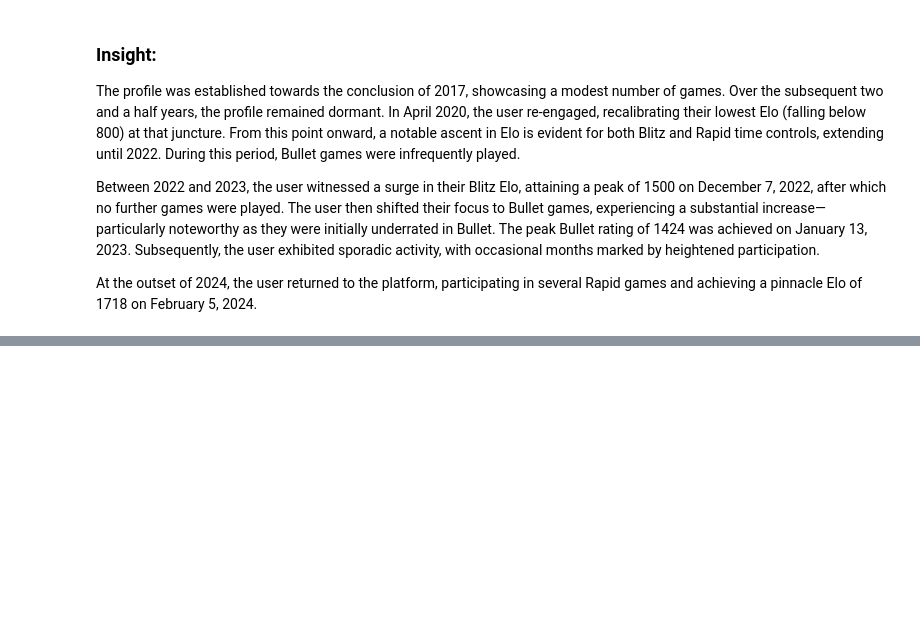
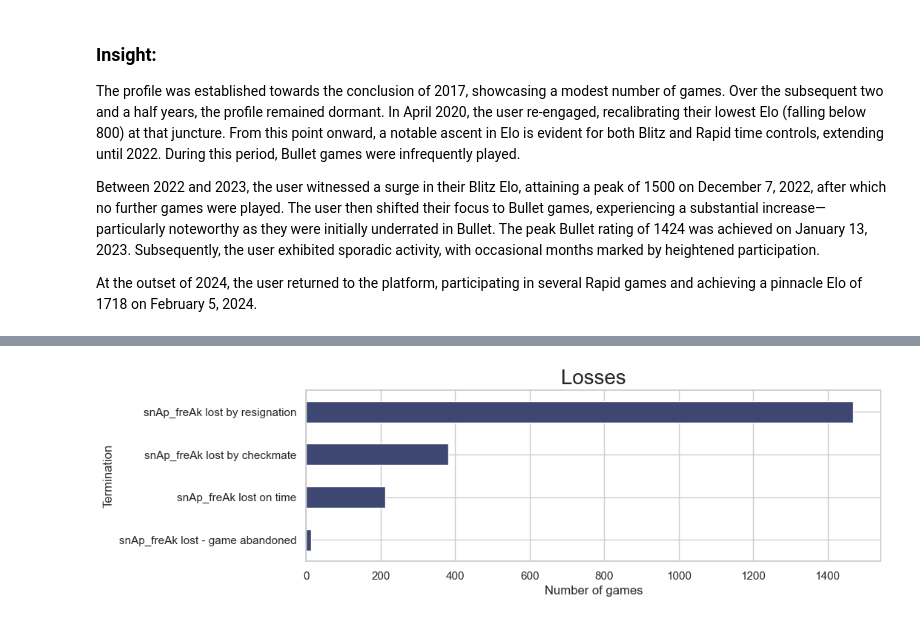
Before and after one commit to DaniloGrujic/chess-analysis, a Jupyter notebook: EDA.ipynb, the cells around one changed output, grey strips where cells are left out. Saved outputs shown, nothing was run; the diff lists cells and outputs as text; code cells hidden in the pictures; blank space fills up the shorter version.

```diff
--- a/EDA.ipynb
+++ b/EDA.ipynb
@@ -108,0 +183,23 @@ At the outset of 2024, the user returned to the platform, participating in sever
+# %%
+def map_termination(termination):
+    if 'by resignation' in termination:
+        return f'{player_name} lost by resignation'
+    elif 'by checkmate' in termination:
+        return f'{player_name} lost by checkmate'
+    elif 'on time' in termination:
+        return f'{player_name} lost on time'
+    elif 'game abandoned' in termination:
+        return f'{player_name} lost - game abandoned'
+# %%
+lost_games = all_games[~all_games['Termination'].str.startswith('snAp_freAk')].copy()
+
+lost_games['Termination'] = lost_games['Termination'].apply(map_termination)
+lost_games['Termination'].value_counts().sort_values(ascending=True).plot(kind='barh', color='#3E4772', figsize=(10, 3))
+
+plt.title('Losses', fontdict={'fontsize': 20})
+plt.xlabel('Number of games')
+
+plt.savefig('Plots/losses_outcome.pdf')
+plt.show()
+# %% [output]
+[figure, added]
```
Also changed, not shown: parts of 12 cells of this notebook, 6 other files.
